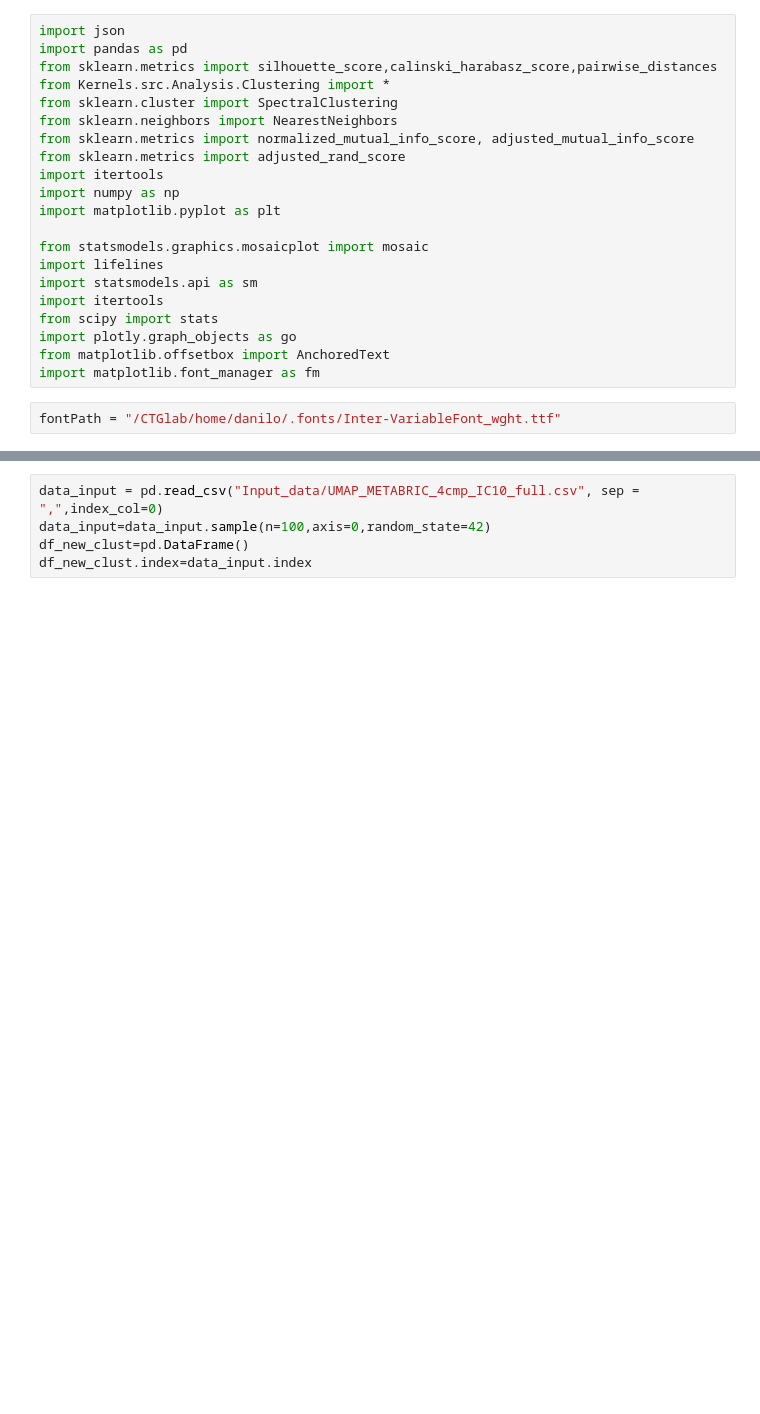
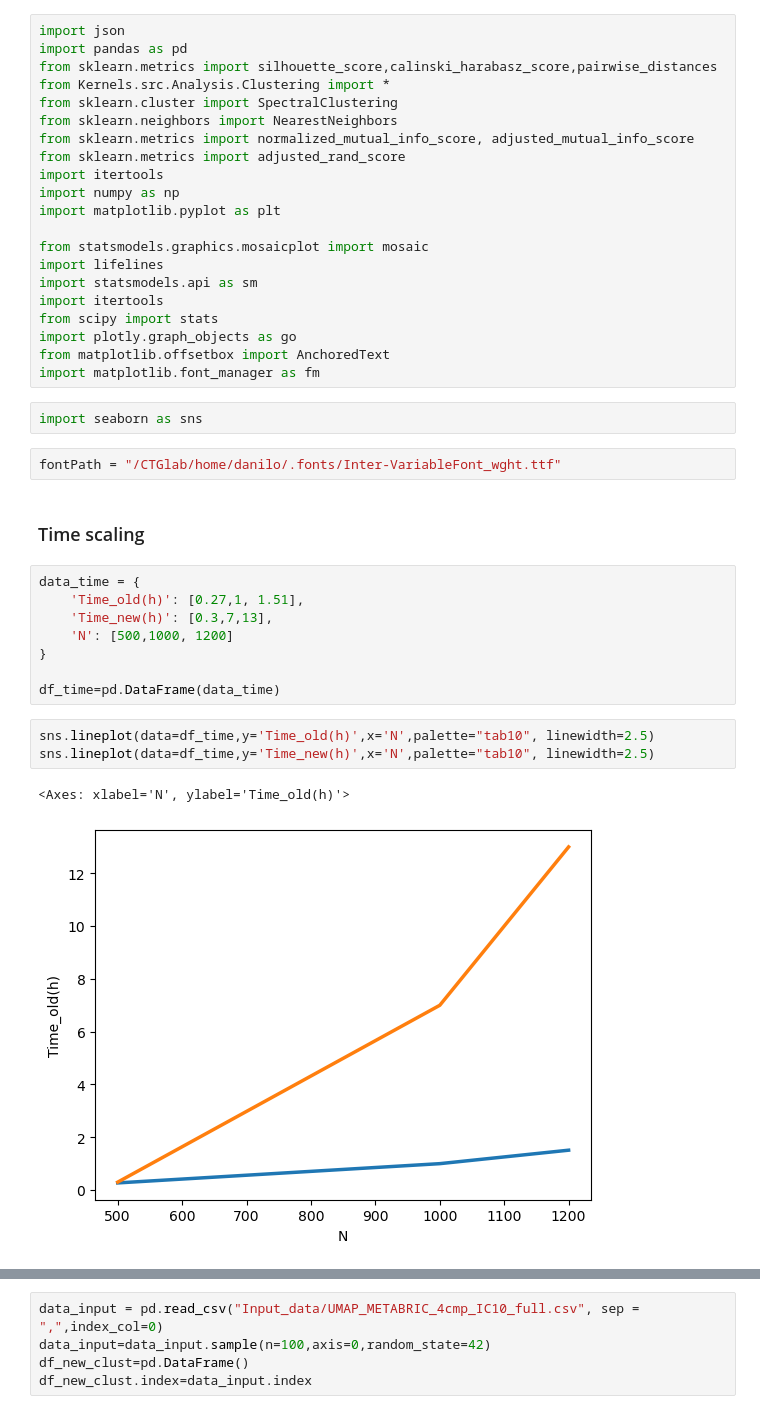
Before and after one commit to ctglab/QKomics, a Jupyter notebook: trial_and_error.ipynb, the cells around one changed output, grey strips where cells are left out. Drawn from its saved outputs; the diff is of its cells as text; blank space fills up the shorter version.

Commit message:
added kernels and plots

```diff
--- a/trial_and_error.ipynb
+++ b/trial_and_error.ipynb
@@ -21,5 +21,23 @@ from scipy import stats
 import plotly.graph_objects as go
 from matplotlib.offsetbox import AnchoredText
 import matplotlib.font_manager as fm
+# %%
+import seaborn as sns
 # %%
 fontPath = "/CTGlab/home/danilo/.fonts/Inter-VariableFont_wght.ttf"
+# %% [markdown]
+### Time scaling
+# %%
+data_time = {
+    'Time_old(h)': [0.27,1, 1.51],
+    'Time_new(h)': [0.3,7,13],
+    'N': [500,1000, 1200]
+}
+
+df_time=pd.DataFrame(data_time)
+# %%
+sns.lineplot(data=df_time,y='Time_old(h)',x='N',palette="tab10", linewidth=2.5)
+sns.lineplot(data=df_time,y='Time_new(h)',x='N',palette="tab10", linewidth=2.5)
+# %% [output]
+<Axes: xlabel='N', ylabel='Time_old(h)'>
+[figure, added]
```
Also changed, not shown: parts of 2 cells of this notebook, 41 other files.
